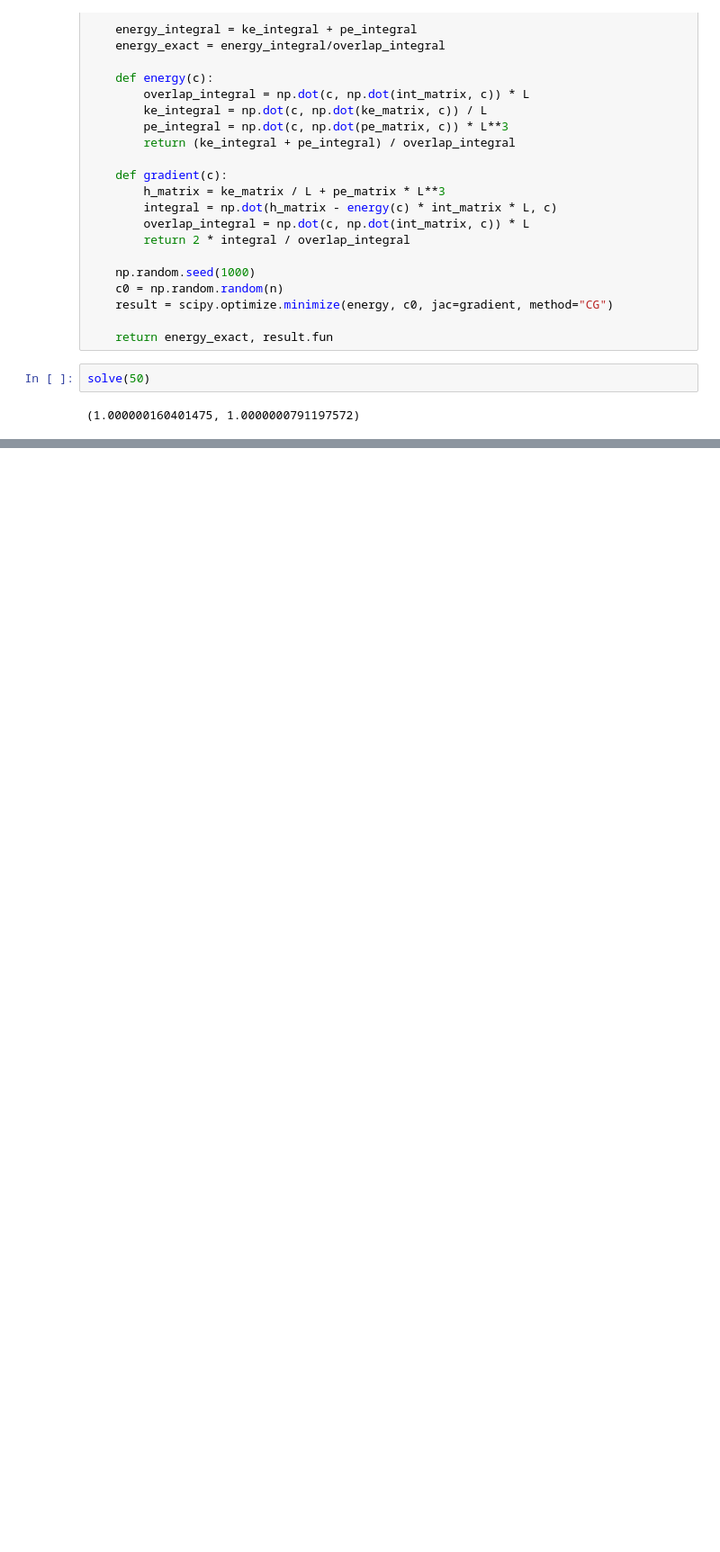
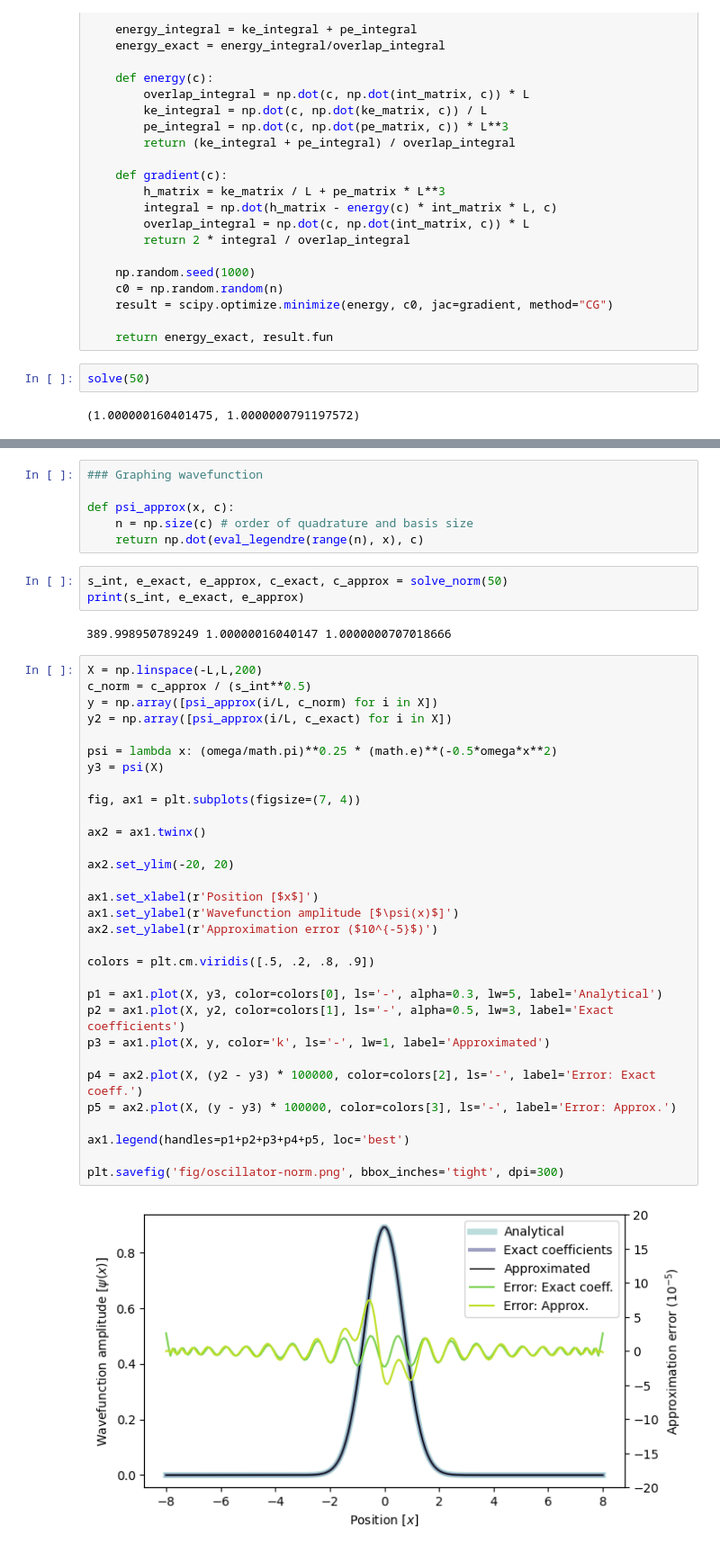
Before and after one commit to BelugaHaechi/garcia-theoretical-chemistry, a Jupyter notebook: LegendrePolynomials.ipynb, the cells around one changed output, grey strips where cells are left out. Shown at 90% size. Drawn from its saved outputs; the diff is of its cells as text; blank space fills up the shorter version.

```diff
--- a/LegendrePolynomials.ipynb
+++ b/LegendrePolynomials.ipynb
@@ -1353,0 +1440,44 @@ ax1.legend(handles=p1+p2, loc='best')
+# %%
+### Graphing wavefunction
+
+def psi_approx(x, c):
+    n = np.size(c) # order of quadrature and basis size
+    return np.dot(eval_legendre(range(n), x), c)
+# %%
+s_int, e_exact, e_approx, c_exact, c_approx = solve_norm(50)
+print(s_int, e_exact, e_approx)
+# %% [output]
+389.998950789249 1.00000016040147 1.0000000707018666
+# %%
+X = np.linspace(-L,L,200)
+c_norm = c_approx / (s_int**0.5)
+y = np.array([psi_approx(i/L, c_norm) for i in X])
+y2 = np.array([psi_approx(i/L, c_exact) for i in X])
+
+psi = lambda x: (omega/math.pi)**0.25 * (math.e)**(-0.5*omega*x**2)
+y3 = psi(X)
+
+fig, ax1 = plt.subplots(figsize=(7, 4))
+
+ax2 = ax1.twinx()
+
+ax2.set_ylim(-20, 20)
+
+ax1.set_xlabel(r'Position [$x$]')
+ax1.set_ylabel(r'Wavefunction amplitude [$\psi(x)$]')
+ax2.set_ylabel(r'Approximation error ($10^{-5}$)')
+
+colors = plt.cm.viridis([.5, .2, .8, .9])
+
+p1 = ax1.plot(X, y3, color=colors[0], ls='-', alpha=0.3, lw=5, label='Analytical')
+p2 = ax1.plot(X, y2, color=colors[1], ls='-', alpha=0.5, lw=3, label='Exact coefficients')
+p3 = ax1.plot(X, y, color='k', ls='-', lw=1, label='Approximated')
+
+p4 = ax2.plot(X, (y2 - y3) * 100000, color=colors[2], ls='-', label='Error: Exact coeff.')
+p5 = ax2.plot(X, (y - y3) * 100000, color=colors[3], ls='-', label='Error: Approx.')
+
+ax1.legend(handles=p1+p2+p3+p4+p5, loc='best')
+
+plt.savefig('fig/oscillator-norm.png', bbox_inches='tight', dpi=300)
+# %% [output]
+[figure, added]
```
Also changed, not shown: parts of 7 cells of this notebook, 1 other file.
